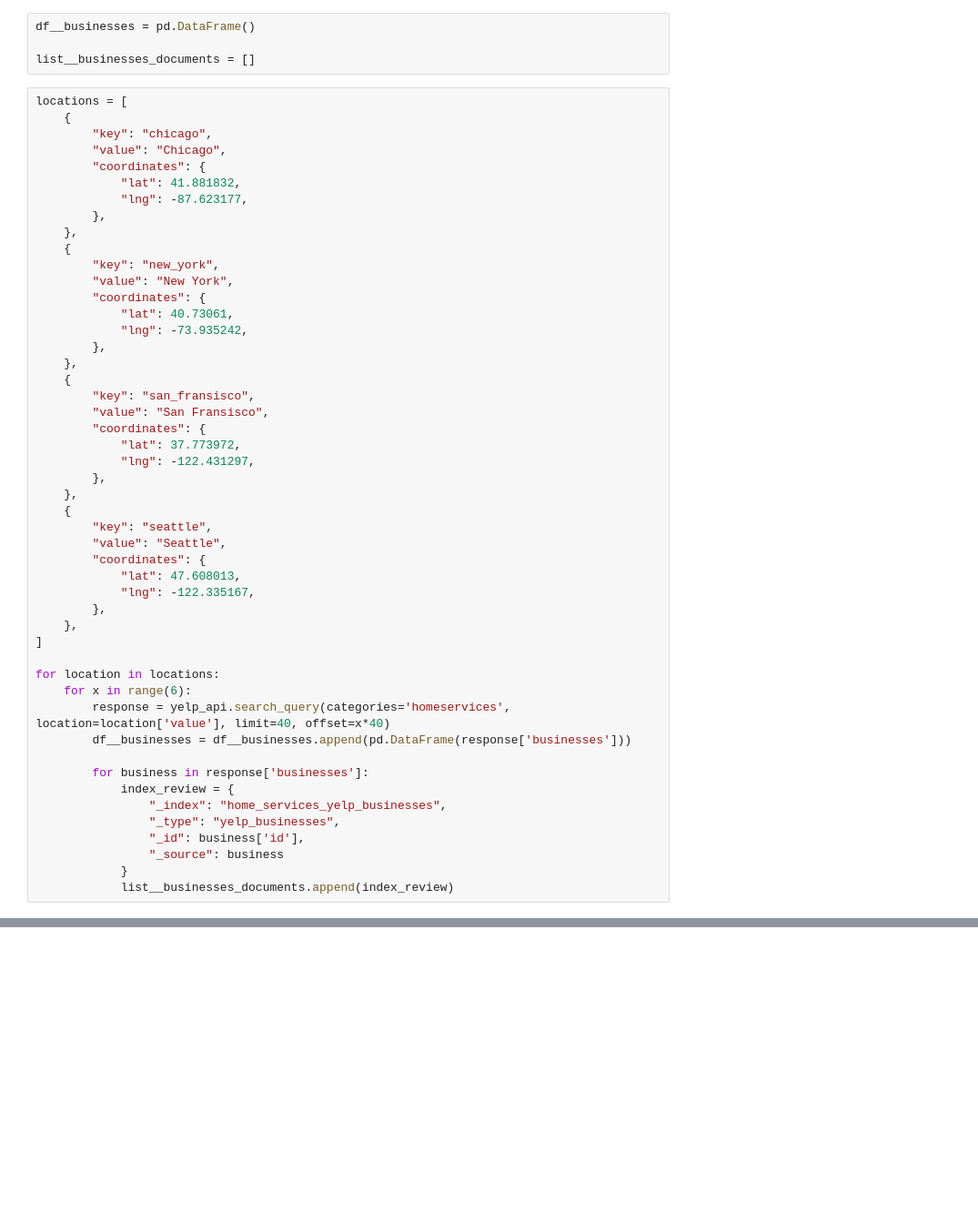
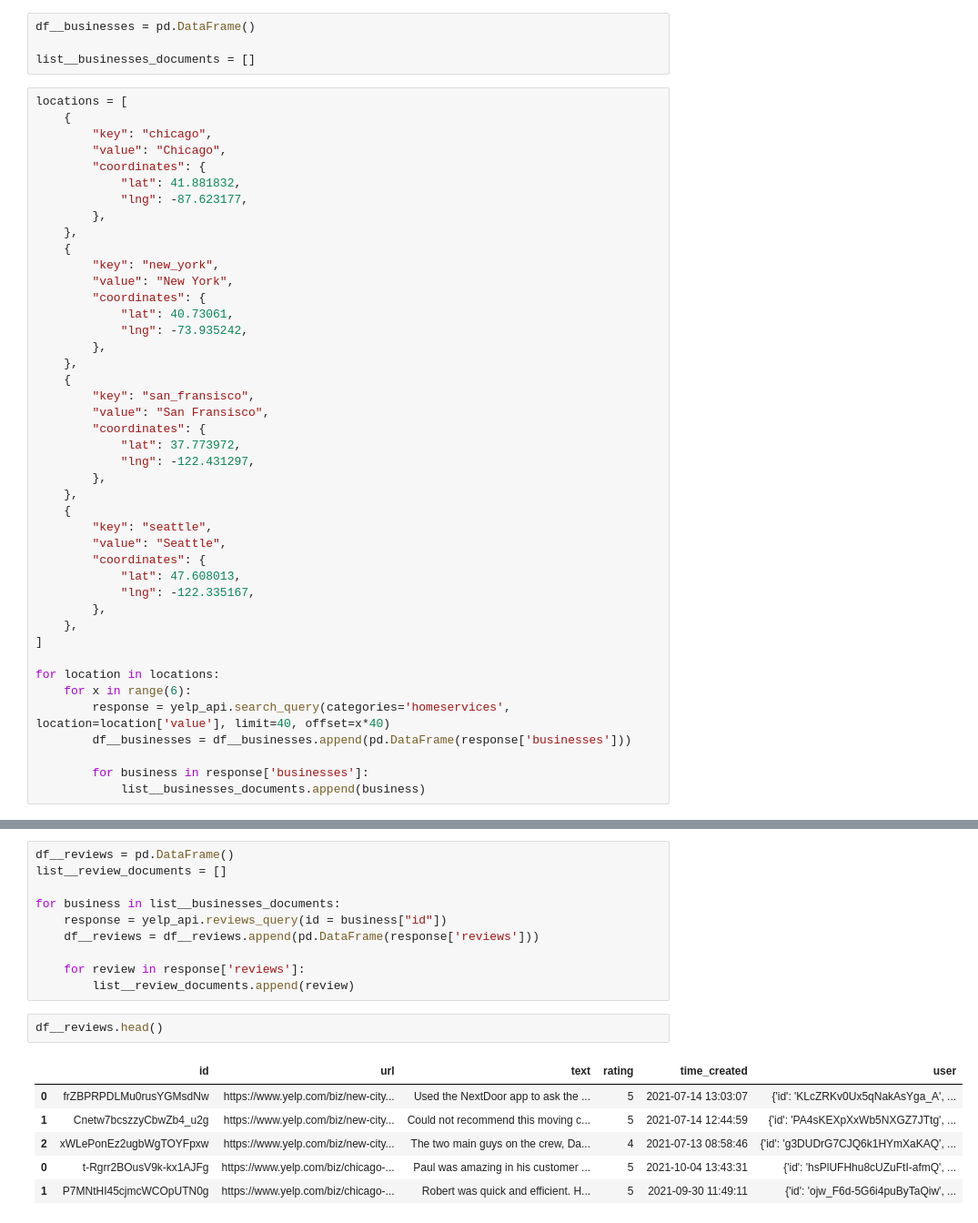
Before and after one commit to RahulNagaraj/lookup, a Jupyter notebook: jupyter/yelp_business.ipynb, the cells around one changed output, grey strips where cells are left out. Shown at 91% size. Saved outputs shown, nothing was run; the diff lists cells and outputs as text; blank space fills up the shorter version.

```diff
--- a/jupyter/yelp_business.ipynb
+++ b/jupyter/yelp_business.ipynb
@@ -72,13 +74,7 @@ for location in locations:
         df__businesses = df__businesses.append(pd.DataFrame(response['businesses']))
 
         for business in response['businesses']:
-            index_review = {
-                "_index": "home_services_yelp_businesses",
-                "_type": "yelp_businesses",
-                "_id": business['id'],
-                "_source": business
-            }
-            list__businesses_documents.append(index_review)
+            list__businesses_documents.append(business)
 # %%
 df__businesses.head()
 # %% [output]
@@ -120,0 +114,19 @@ BulkWriteError: batch op errors occurred, full error: {'writeErrors': [{'index':
+# %%
+df__reviews = pd.DataFrame()
+list__review_documents = []
+
+for business in list__businesses_documents:
+    response = yelp_api.reviews_query(id = business["id"])
+    df__reviews = df__reviews.append(pd.DataFrame(response['reviews']))
+
+    for review in response['reviews']:
+        list__review_documents.append(review)
+# %%
+df__reviews.head()
+# %% [output]
+|  | id | url | text | rating | time_created | user |
+| 0 | frZBPRPDLMu0rusYGMsdNw | https://www.yelp.com/biz/new-city... | Used the NextDoor app to ask the ... | 5 | 2021-07-14 13:03:07 | {'id': 'KLcZRKv0Ux5qNakAsYga_A', ... |
+| 1 | Cnetw7bcszzyCbwZb4_u2g | https://www.yelp.com/biz/new-city... | Could not recommend this moving c... | 5 | 2021-07-14 12:44:59 | {'id': 'PA4sKEXpXxWb5NXGZ7JTtg', ... |
+| 2 | xWLePonEz2ugbWgTOYFpxw | https://www.yelp.com/biz/new-city... | The two main guys on the crew, Da... | 4 | 2021-07-13 08:58:46 | {'id': 'g3DUDrG7CJQ6k1HYmXaKAQ', ... |
+| 0 | t-Rgrr2BOusV9k-kx1AJFg | https://www.yelp.com/biz/chicago-... | Paul was amazing in his customer ... | 5 | 2021-10-04 13:43:31 | {'id': 'hsPlUFHhu8cUZuFtI-afmQ', ... |
+| 1 | P7MNtHI45cjmcWCOpUTN0g | https://www.yelp.com/biz/chicago-... | Robert was quick and efficient. H... | 5 | 2021-09-30 11:49:11 | {'id': 'ojw_F6d-5G6i4puByTaQiw', ... |
```
Also changed, not shown: parts of 13 cells of this notebook, 26 other files.
